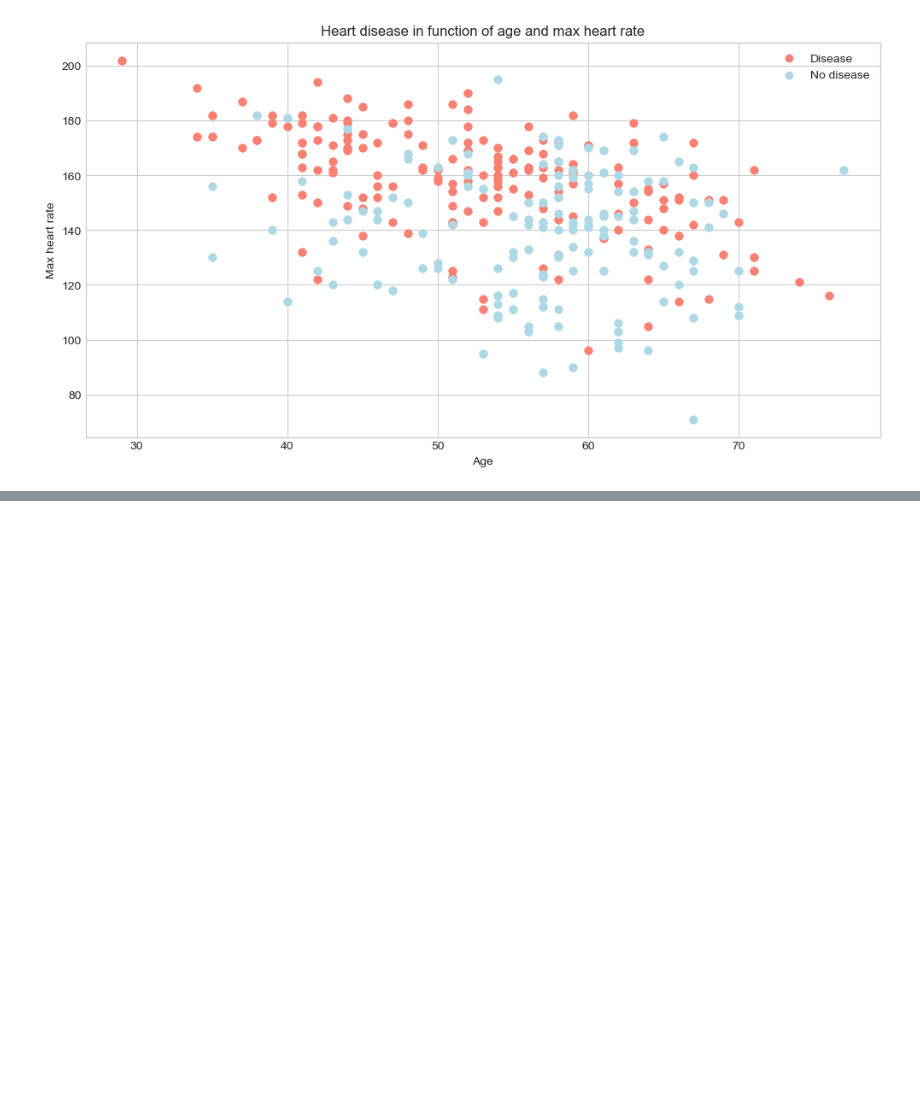
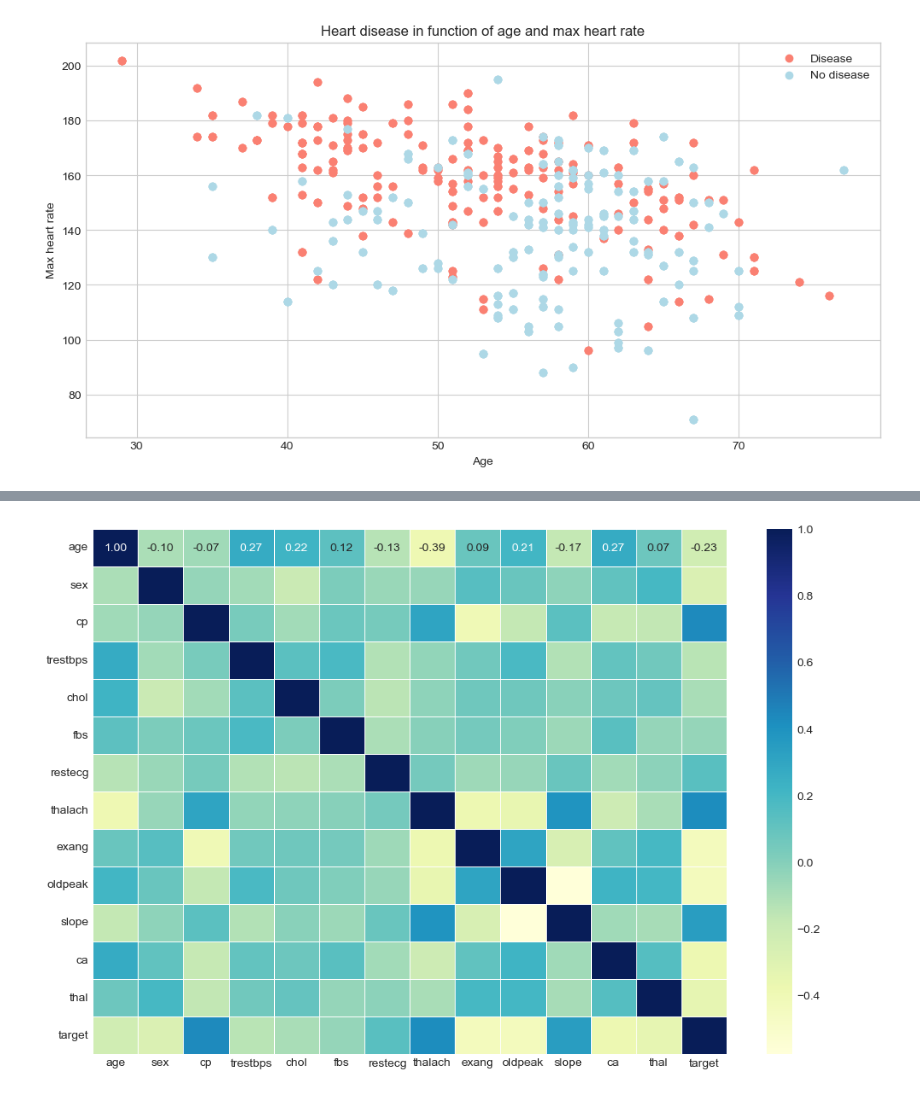
Before and after one commit to msnkr/heart_disease, a Jupyter notebook: heart-disease-classification.ipynb, the cells around one changed output, grey strips where cells are left out. Cells and saved outputs as stored; diff of their text form; code cells hidden in the pictures; blank space fills up the shorter version.

```diff
--- a/heart-disease-classification.ipynb
+++ b/heart-disease-classification.ipynb
@@ -129,0 +153,3 @@ plt.xticks(rotation=0);
+# %%
+corr_matrix = df.corr()
+corr_matrix
@@ -129,0 +172,5 @@ plt.xticks(rotation=0);
+# %%
+plt.figure(figsize=(12, 8))
+sn.heatmap(corr_matrix, annot=True, linewidths=0.5, cmap="YlGnBu", fmt=".2f");
+# %% [output]
+[figure, added]
```
Also changed, not shown: parts of 4 cells of this notebook.
